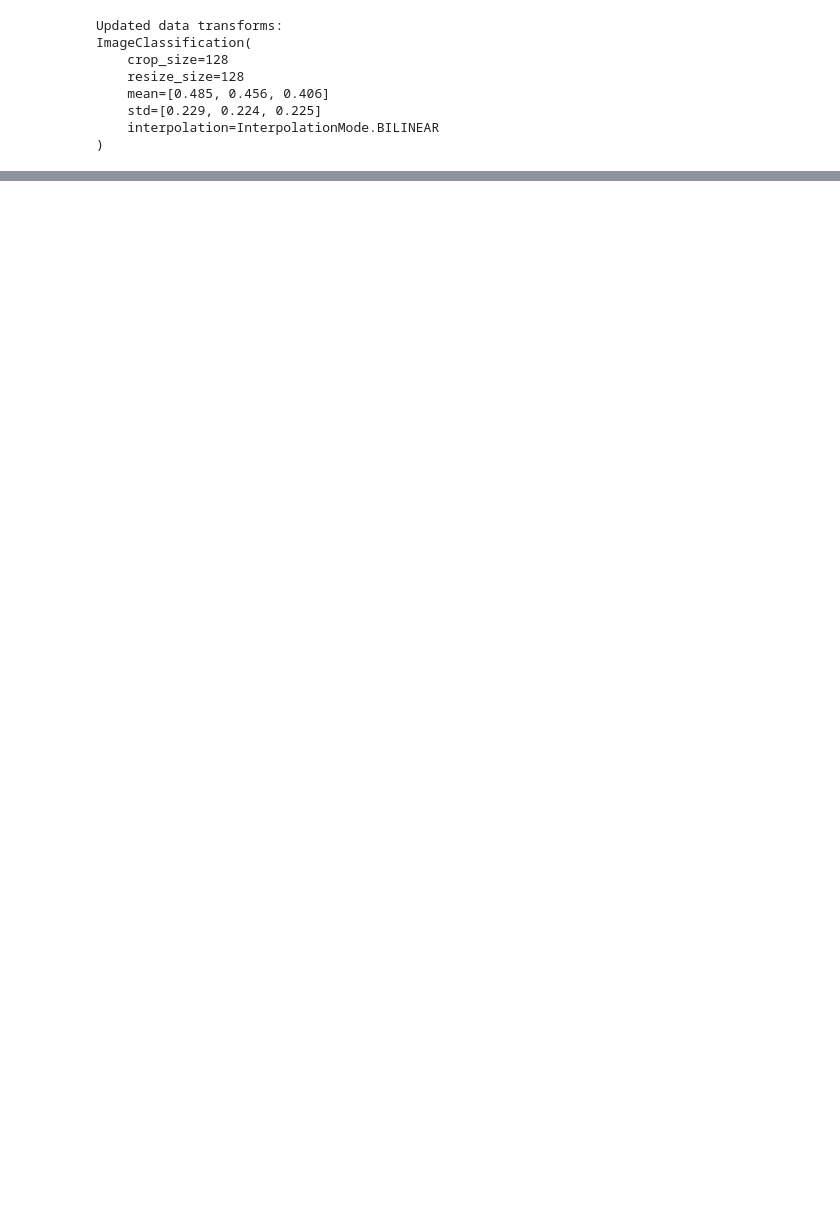
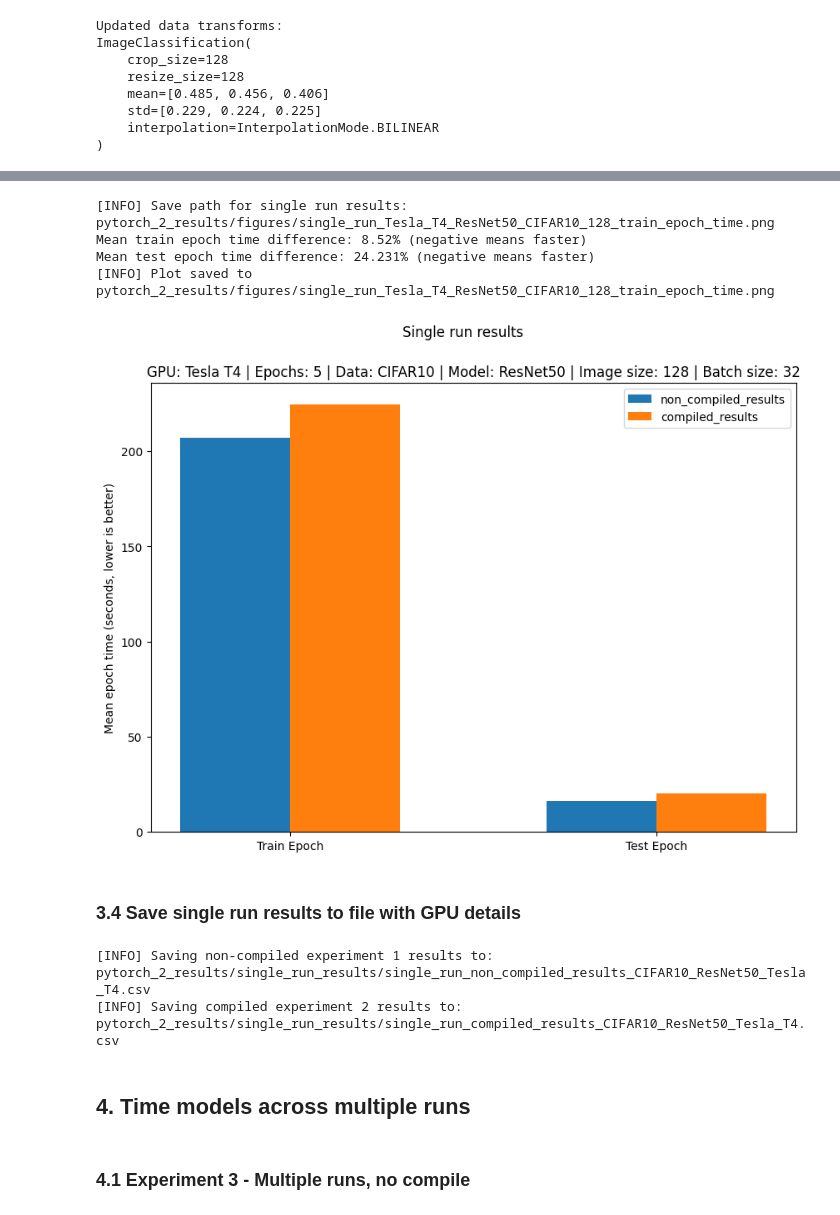
Before and after one commit to Adarsh0047/PyTorch-ZTM, a Jupyter notebook: 10. Pytorch 2.0/pytorch_2_intro.ipynb, the cells around one changed output, grey strips where cells are left out. Drawn from its saved outputs; the diff is of its cells as text; code cells hidden in the pictures; blank space fills up the shorter version.

Commit message:
complete pytorch_2_intro.ipynb

```diff
--- a/10. Pytorch 2.0/pytorch_2_intro.ipynb
+++ b/10. Pytorch 2.0/pytorch_2_intro.ipynb
@@ -202,0 +578,18 @@ ImageClassification(
+# %%
+# Create model
+model, transforms = create_model()
+model.to(device)
+
+# Create loss function and optimizer
+loss_fn = torch.nn.CrossEntropyLoss()
+optimizer = torch.optim.Adam(model.parameters(),
+                             lr=LEARNING_RATE)
+
+# Train model and track results
+single_run_no_compile_results = train(model=model,
+                                      train_dataloader=train_dataloader,
+                                      test_dataloader=test_dataloader,
+                                      loss_fn=loss_fn,
+                                      optimizer=optimizer,
+                                      epochs=NUM_EPOCHS,
+                                      device=device)
@@ -202,0 +662,5 @@ ImageClassification(
+# %%
+# Turn experiment results into dataframes
+import pandas as pd
+single_run_no_compile_results_df = pd.DataFrame(single_run_no_compile_results)
+single_run_compile_results_df = pd.DataFrame(single_run_compile_results)
@@ -202,0 +677,4 @@ ImageClassification(
+# %%
+# Create filename to save the results
+DATASET_NAME = "CIFAR10"
+MODEL_NAME = "ResNet50"
@@ -202,0 +743,49 @@ ImageClassification(
+# %%
+# Create directory for saving figures
+import os
+dir_to_save_figures_in = "pytorch_2_results/figures/"
+os.makedirs(dir_to_save_figures_in, exist_ok=True)
+
+# Create a save path for the single run results
+save_path_multi_run = f"{dir_to_save_figures_in}single_run_{GPU_NAME}_{MODEL_NAME}_{DATASET_NAME}_{IMAGE_SIZE}_train_epoch_time.png"
+print(f"[INFO] Save path for single run results: {save_path_multi_run}")
+
+# Plot the results and save the figures
+plot_mean_epoch_times(non_compiled_results=single_run_no_compile_results_df,
+                      compiled_results=single_run_compile_results_df,
+                      multi_runs=False,
+                      save_path=save_path_multi_run,
+                      save=True)
+# %% [output]
+[INFO] Save path for single run results: pytorch_2_results/figures/single_run_Tesla_T4_ResNet50_CIFAR10_128_train_epoch_time.png
+Mean train epoch time difference: 8.52% (negative means faster)
+Mean test epoch time difference: 24.231% (negative means faster)
+[INFO] Plot saved to pytorch_2_results/figures/single_run_Tesla_T4_ResNet50_CIFAR10_128_train_epoch_time.png
+[figure, added]
+# %% [markdown]
+### 3.4 Save single run results to file with GPU details
+# %%
+# Make a directory for single_run results
+import os
+pytorch_2_results_dir = "pytorch_2_results"
+pytorch_2_single_run_results_dir = f"{pytorch_2_results_dir}/single_run_results"
+os.makedirs(pytorch_2_single_run_results_dir, exist_ok=True)
+
+# Create filenames for each of the dataframes
+save_name_for_non_compiled_results = f"single_run_non_compiled_results_{DATASET_NAME}_{MODEL_NAME}_{GPU_NAME}.csv"
+save_name_for_compiled_results = f"single_run_compiled_results_{DATASET_NAME}_{MODEL_NAME}_{GPU_NAME}.csv"
+
+# Create filepaths to save the results to
+single_run_no_compile_save_path = f"{pytorch_2_single_run_results_dir}/{save_name_for_non_compiled_results}"
+single_run_compile_save_path = f"{pytorch_2_single_run_results_dir}/{save_name_for_compiled_results}"
+print(f"[INFO] Saving non-compiled experiment 1 results to: {single_run_no_compile_save_path}")
+print(f"[INFO] Saving compiled experiment 2 results to: {single_run_compile_save_path}")
+
+# Save the results
+single_run_no_compile_results_df.to_csv(single_run_no_compile_save_path)
+single_run_compile_results_df.to_csv(single_run_compile_save_path)
+# %% [output]
+[INFO] Saving non-compiled experiment 1 results to: pytorch_2_results/single_run_results/single_run_non_compiled_results_CIFAR10_ResNet50_Tesla_T4.csv
+[INFO] Saving compiled experiment 2 results to: pytorch_2_results/single_run_results/single_run_compiled_results_CIFAR10_ResNet50_Tesla_T4.csv
+# %% [markdown]
+## 4. Time models across multiple runs
@@ -202,0 +855,2 @@ ImageClassification(
+# %% [markdown]
+### 4.1 Experiment 3 - Multiple runs, no compile
```
Also changed, not shown: parts of 35 cells of this notebook.
